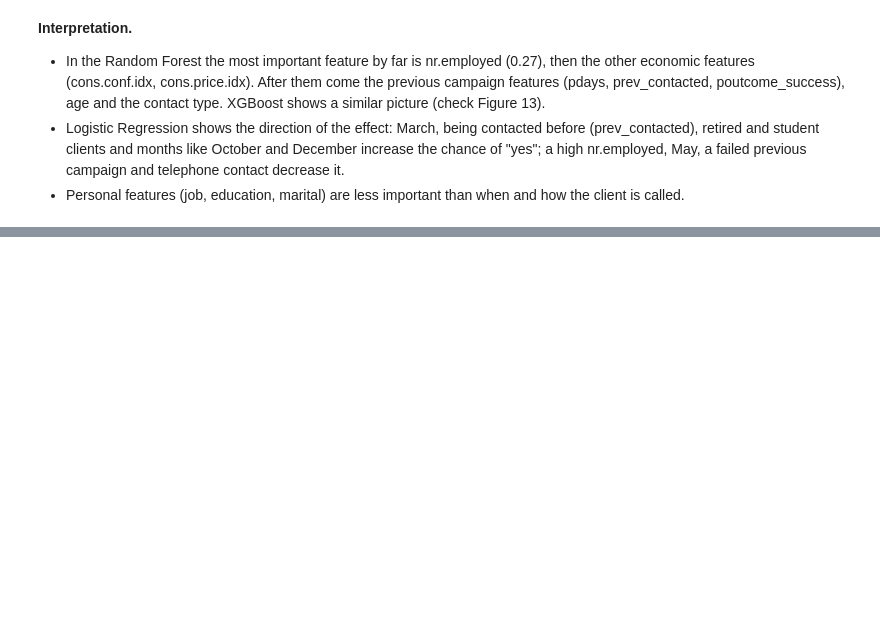
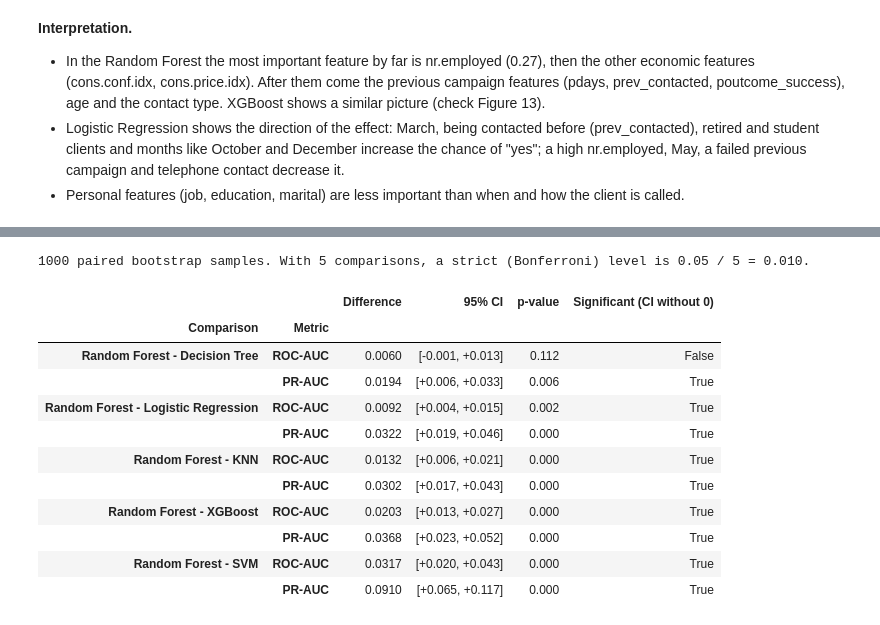
Before and after one commit to ayaxrmm/bank-marketing-classification, a Jupyter notebook: bank_marketing_classification.ipynb, the cells around one changed output, grey strips where cells are left out. Saved outputs shown, nothing was run; the diff lists cells and outputs as text; code cells hidden in the pictures; blank space fills up the shorter version.

```diff
--- a/bank_marketing_classification.ipynb
+++ b/bank_marketing_classification.ipynb
@@ -901,0 +972,36 @@ I used the **Bank Marketing** dataset (bank-additional-full.csv, 41,188 clients,
+# %%
+# Paired difference: best model vs every other model
+best = results_df["PR-AUC"].idxmax()
+n_cmp = len(model_names) - 1
+rows = []
+for m in model_names:
+    if m == best:
+        continue
+    for metric in ["ROC-AUC", "PR-AUC"]:
+        diff = boot[best][metric] - boot[m][metric]
+        lo, hi = np.percentile(diff, [2.5, 97.5])
+        # two-sided bootstrap p-value: how often the difference goes to the other side of 0
+        p = min(1.0, 2 * min((diff <= 0).mean(), (diff >= 0).mean()))
+        rows.append({"Comparison": f"{best} - {m}", "Metric": metric,
+                     "Difference": results_df.loc[best, metric] - results_df.loc[m, metric],
+                     "95% CI": f"[{lo:+.3f}, {hi:+.3f}]",
+                     "p-value": p,
+                     "Significant (CI without 0)": not (lo <= 0 <= hi)})
+diff_df = pd.DataFrame(rows).set_index(["Comparison", "Metric"])
+print(f"{N_BOOT} paired bootstrap samples. "
+      f"With {n_cmp} comparisons, a strict (Bonferroni) level is 0.05 / {n_cmp} = {0.05 / n_cmp:.3f}.")
+diff_df.round(4)
+# %% [output]
+1000 paired bootstrap samples. With 5 comparisons, a strict (Bonferroni) level is 0.05 / 5 = 0.010.
+|  |  | Difference | 95% CI | p-value | Significant (CI without 0) |
+| Comparison | Metric |  |  |  |  |
+| Random Forest - Decision Tree | ROC-AUC | 0.0060 | [-0.001, +0.013] | 0.112 | False |
+|  | PR-AUC | 0.0194 | [+0.006, +0.033] | 0.006 | True |
+| Random Forest - Logistic Regression | ROC-AUC | 0.0092 | [+0.004, +0.015] | 0.002 | True |
+|  | PR-AUC | 0.0322 | [+0.019, +0.046] | 0.000 | True |
+| Random Forest - KNN | ROC-AUC | 0.0132 | [+0.006, +0.021] | 0.000 | True |
+|  | PR-AUC | 0.0302 | [+0.017, +0.043] | 0.000 | True |
+| Random Forest - XGBoost | ROC-AUC | 0.0203 | [+0.013, +0.027] | 0.000 | True |
+|  | PR-AUC | 0.0368 | [+0.023, +0.052] | 0.000 | True |
+| Random Forest - SVM | ROC-AUC | 0.0317 | [+0.020, +0.043] | 0.000 | True |
+|  | PR-AUC | 0.0910 | [+0.065, +0.117] | 0.000 | True |
```
Also changed, not shown: parts of 27 cells of this notebook.
